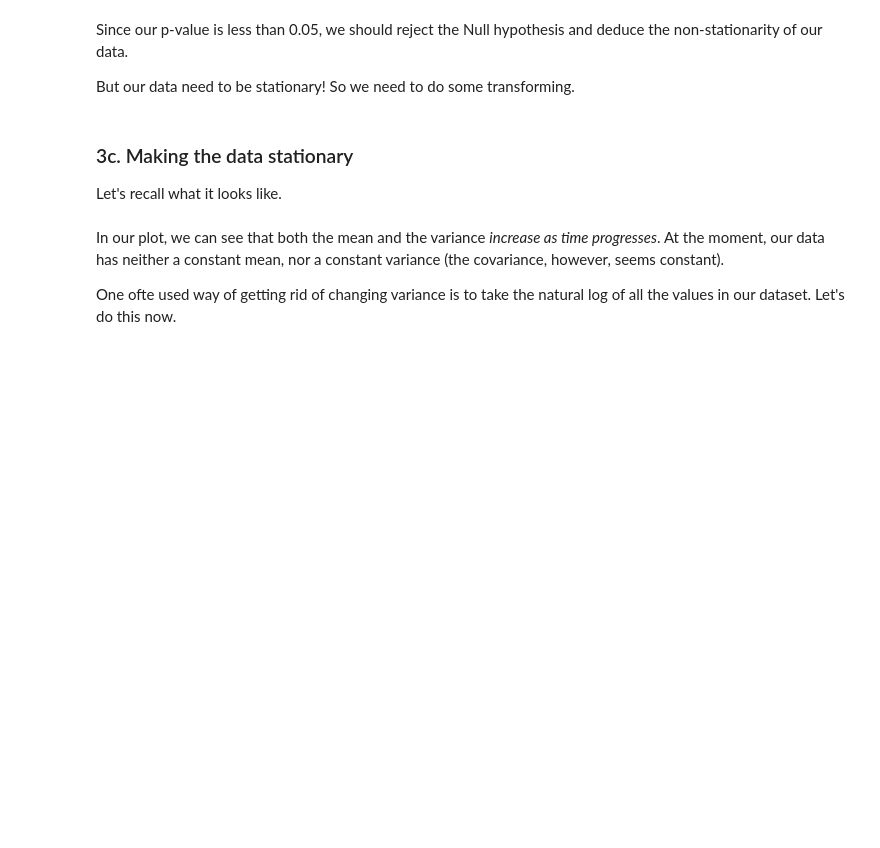
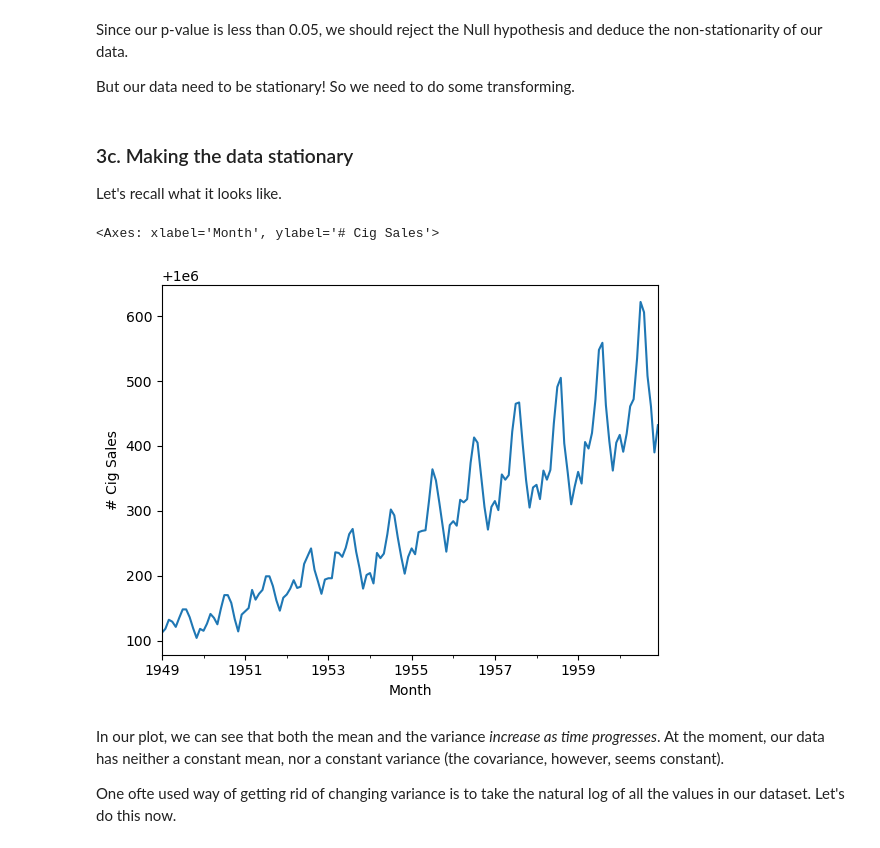
Before and after one commit to tennisvs/Springboard, a Jupyter notebook: Homework/Cowboys&CigrettesCaseStudy/Cowboy Cigarettes Case Study - Tier 3.ipynb, the cells around one changed output. Saved outputs shown, nothing was run; the diff lists cells and outputs as text; code cells hidden in the pictures; blank space fills up the shorter version.

```diff
--- a/Homework/Cowboys&CigrettesCaseStudy/Cowboy Cigarettes Case Study - Tier 3.ipynb
+++ b/Homework/Cowboys&CigrettesCaseStudy/Cowboy Cigarettes Case Study - Tier 3.ipynb
@@ -216,3 +239,8 @@ _ _ _
+# %%
+y.plot(ylabel='# Cig Sales')
+# %% [output]
+<Axes: xlabel='Month', ylabel='# Cig Sales'>
+[figure, added]
 # %% [markdown]
 In our plot, we can see that both the mean and the variance *increase as time progresses*. At the moment, our data has neither a constant mean, nor a constant variance (the covariance, however, seems constant).
 
```
Also changed, not shown: parts of 22 cells of this notebook.
